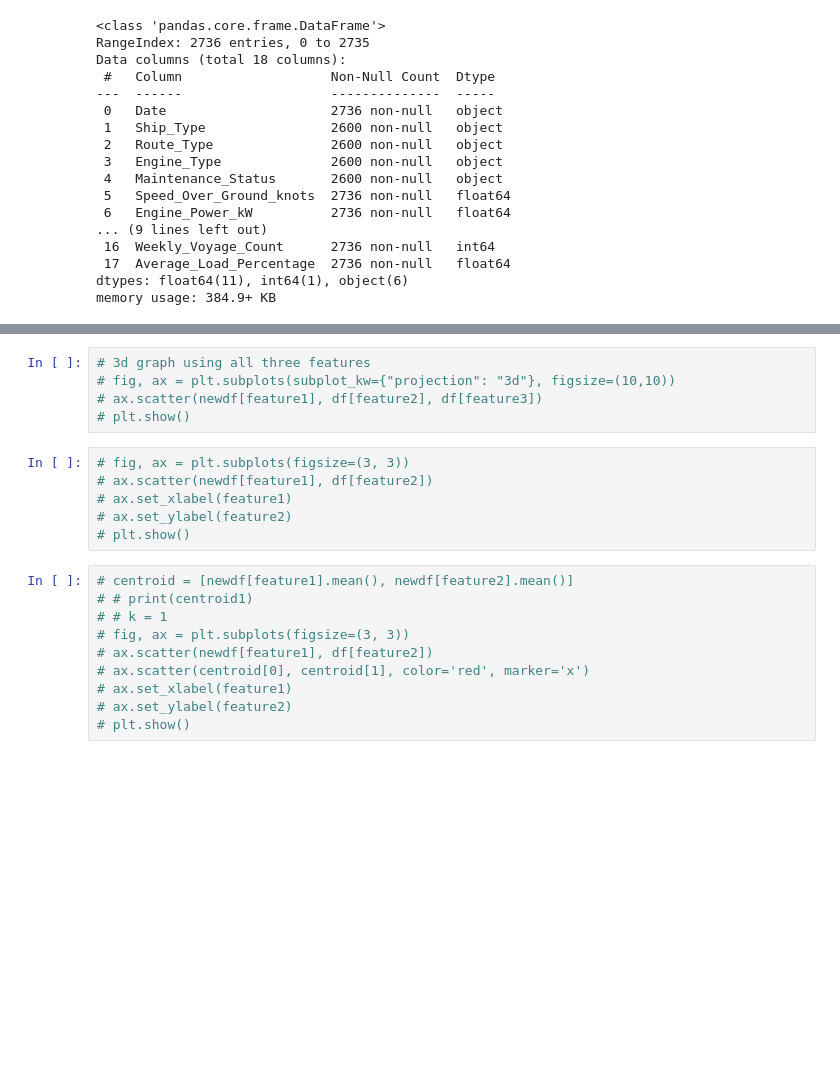
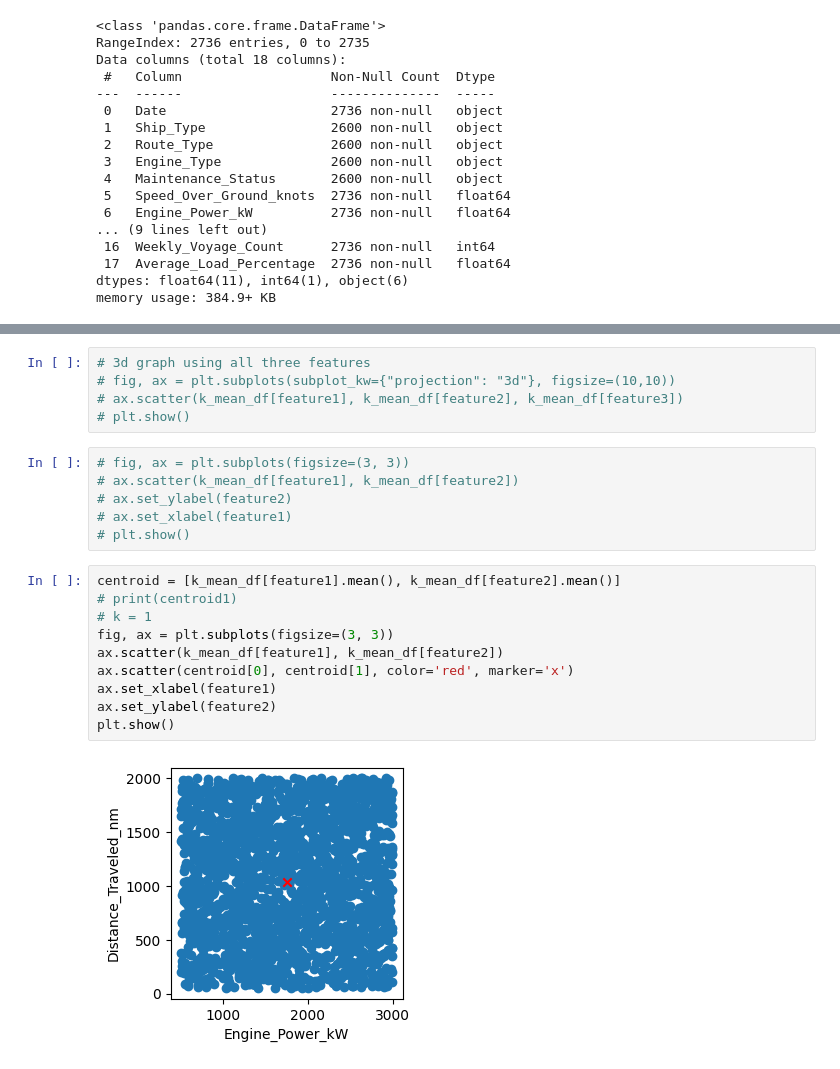
Before and after one commit to Jenloke/ML-K-Means-Clustering, a Jupyter notebook: main.ipynb, the cells around one changed output, grey strips where cells are left out. Drawn from its saved outputs; the diff is of its cells as text; blank space fills up the shorter version.

```diff
--- a/main.ipynb
+++ b/main.ipynb
@@ -111,23 +72,25 @@ newdf.head()
 # %%
 # 3d graph using all three features
 # fig, ax = plt.subplots(subplot_kw={"projection": "3d"}, figsize=(10,10))
-# ax.scatter(newdf[feature1], df[feature2], df[feature3])
+# ax.scatter(k_mean_df[feature1], k_mean_df[feature2], k_mean_df[feature3])
 # plt.show()
 # %%
 # fig, ax = plt.subplots(figsize=(3, 3))
-# ax.scatter(newdf[feature1], df[feature2])
+# ax.scatter(k_mean_df[feature1], k_mean_df[feature2])
+# ax.set_ylabel(feature2)
 # ax.set_xlabel(feature1)
-# ax.set_ylabel(feature2)
 # plt.show()
 # %%
-# centroid = [newdf[feature1].mean(), newdf[feature2].mean()]
-# # print(centroid1)
-# # k = 1
-# fig, ax = plt.subplots(figsize=(3, 3))
-# ax.scatter(newdf[feature1], df[feature2])
-# ax.scatter(centroid[0], centroid[1], color='red', marker='x')
-# ax.set_xlabel(feature1)
-# ax.set_ylabel(feature2)
-# plt.show()
+centroid = [k_mean_df[feature1].mean(), k_mean_df[feature2].mean()]
+# print(centroid1)
+# k = 1
+fig, ax = plt.subplots(figsize=(3, 3))
+ax.scatter(k_mean_df[feature1], k_mean_df[feature2])
+ax.scatter(centroid[0], centroid[1], color='red', marker='x')
+ax.set_xlabel(feature1)
+ax.set_ylabel(feature2)
+plt.show()
+# %% [output]
+[figure, added]
 # %%
 def randompoint(feature):
```
Also changed, not shown: parts of 13 cells of this notebook.
